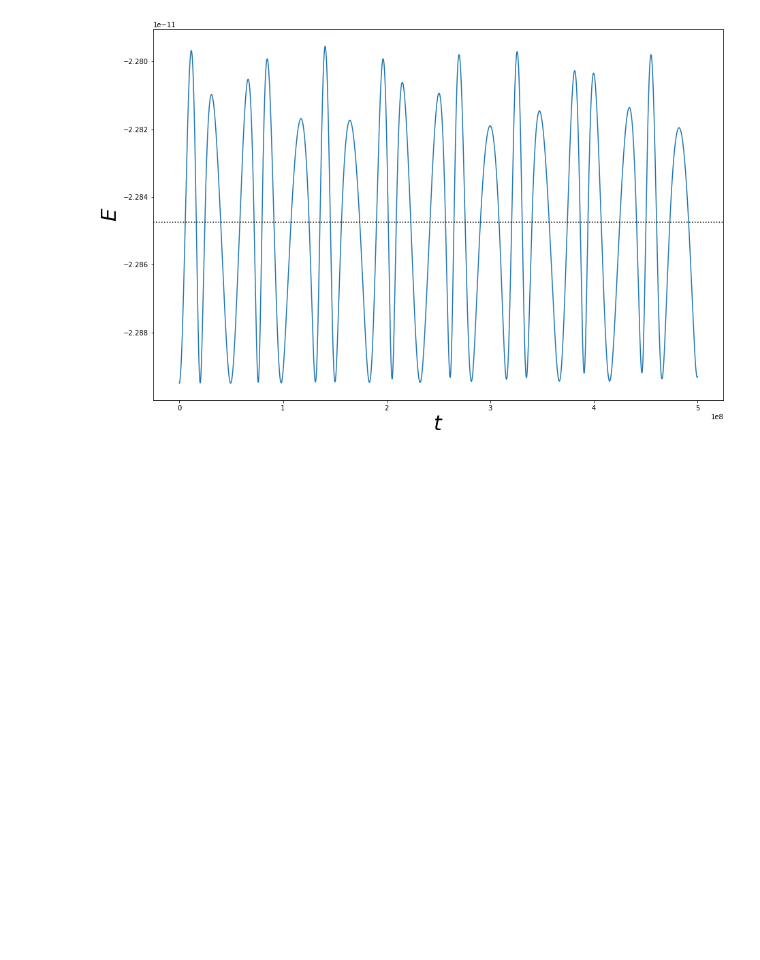
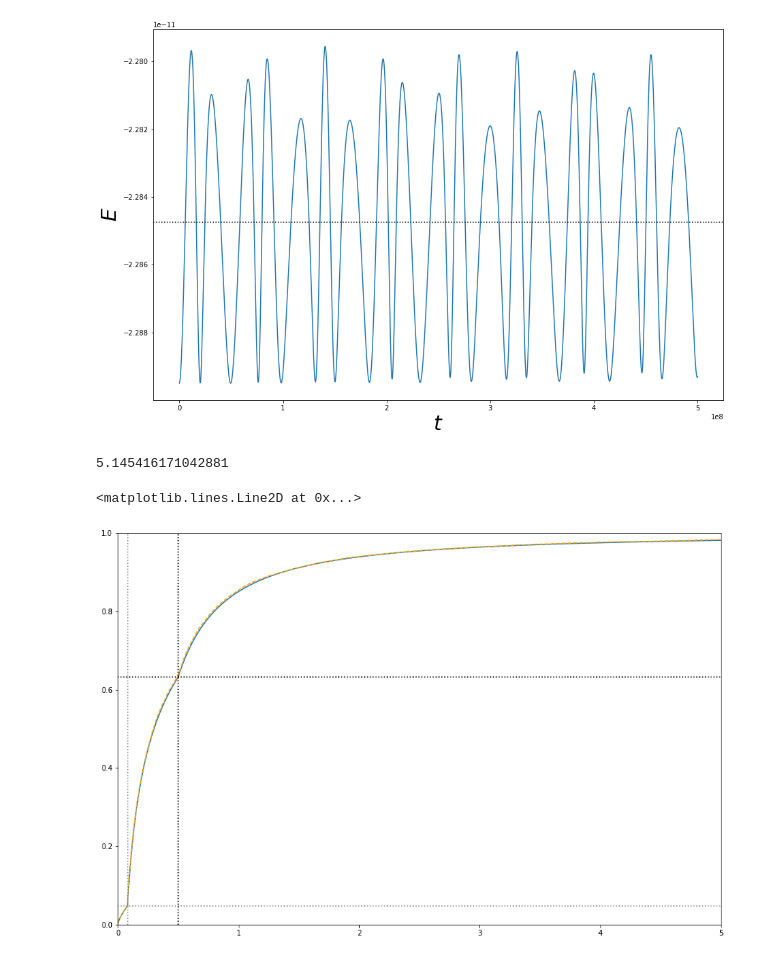
Before and after one commit to NoaVidovic/stream-nbody-simulation, a Jupyter notebook: n_body_orbit_integration.ipynb, the cells around one changed output. Saved outputs shown, nothing was run; the diff lists cells and outputs as text; code cells hidden in the pictures; blank space fills up the shorter version.

Commit message:
+ added random generation of mass values

```diff
--- a/n_body_orbit_integration.ipynb
+++ b/n_body_orbit_integration.ipynb
@@ -355,3 +357,67 @@ print(f'Maximum energy deviation of the system: {max_deviation*100:.2f}%')
 # %% [output]
 Maximum energy deviation of the system: 0.23%
 [figure]
+# %%
+between = lambda x, a, b: np.where((x >= a) & (x <= b), True, False)  # useful for defining piecewise functions
+m_max = np.inf  # maximum expected star mass
+_cint = 0.08**0.7/0.7 + 1/(0.3 * 0.08**0.3)
+_norm = 0.08**0.7/0.7 + 1/(0.3 * 0.08**0.3) - 1/(0.3 * 0.5**0.3) + 1/(1.3 * 0.5**1.3) - 1/(1.3 * m_max**1.3)
+# m_exp = (0.08**1.7/1.7 + 0.5**0.7/0.7 - 0.08**0.7/0.7 + 1/(0.3 * 0.5**0.3) - 1/(0.3 * m_max**0.3))/_norm
+print(_norm)
+
+
+# initial mass function as per Koupa, 2001 (normalized)
+def koupa_pdf(x):
+    condlist = [ between(x, 0, 0.08), between(x, 0.08, 0.5), x >= 0.5 ]
+    funclist = [ lambda m: 1/m**0.3/_norm, lambda m: 1/m**1.3/_norm, lambda m: 1/m**2.3/_norm ]
+    return np.piecewise(x, condlist, funclist)
+
+
+# cumulative density function obtained from koupa_pdf
+def koupa_cdf(x):
+    condlist = [ between(x, 0, 0.08), between(x, 0.08, 0.5), x >= 0.5 ]
+    funclist = [ lambda m: m**0.7/(0.7*_norm),
+                 lambda m: (_cint - 1/(0.3 * m**0.3))/_norm,
+                 lambda m: (_norm - 1/(1.3 * m**1.3))/_norm
+               ]
+    return np.piecewise(x, condlist, funclist)
+
+
+# inverse of koupa_cdf
+# when a variable is randomly generated from 0 to 1 with a uniform distribution,
+# applying this function to that variable will result in a variable distributed according to koupa_cdf
+def koupa_ppf(x):
+    C1 = koupa_cdf(0.08)
+    C2 = koupa_cdf(0.5)
+    condlist = [ between(x, 0, C1), between(x, C1, C2), x >= C2 ]
+    funclist = [ lambda xi: (xi*_norm*0.7)**(1/0.7),
+                 lambda xi: 1/(-xi*_norm*0.3 + _cint*0.3)**(1/0.3),
+                 lambda xi: 1/(-xi*_norm*1.3 + _norm*1.3)**(1/1.3)
+               ]
+    return np.piecewise(x, condlist, funclist)
+
+
+# sanity check function to verify that randomly generated masses follow the desired pdf
+def count_masses(masses):
+    n_bins = int(np.ceil(max(masses)/1e-3))  # 1e-3 is the bin size
+    return np.array([ (masses <= (i+1)*bin_size).sum() for i in range(n_bins) ])/len(masses)
+
+
+xs = np.arange(0, 5, 1e-3)
+pdf_test_masses = koupa_ppf(np.random.rand(10_000))
+mass_distribution = count_masses(pdf_test_masses)
+
+plt.figure(figsize=(15, 10))
+plt.plot(xs, koupa_cdf(xs))
+plt.plot(np.arange(0, max(pdf_test_masses), 1e-3), mass_distribution, c='orange', ls='--')
+
+plt.xlim(0, 5)
+plt.ylim(0, 1)
+plt.axvline(0.08, c='gray', ls=':')
+plt.axhline(koupa_cdf(0.08), c='gray', ls=':')
+plt.axvline(0.5, c='k', ls=':')
+plt.axhline(koupa_cdf(0.5), c='k', ls=':')
+# %% [output]
+5.145416171042881
+<matplotlib.lines.Line2D at 0x...>
+[figure, added]
```
Also changed, not shown: parts of 2 cells of this notebook.
